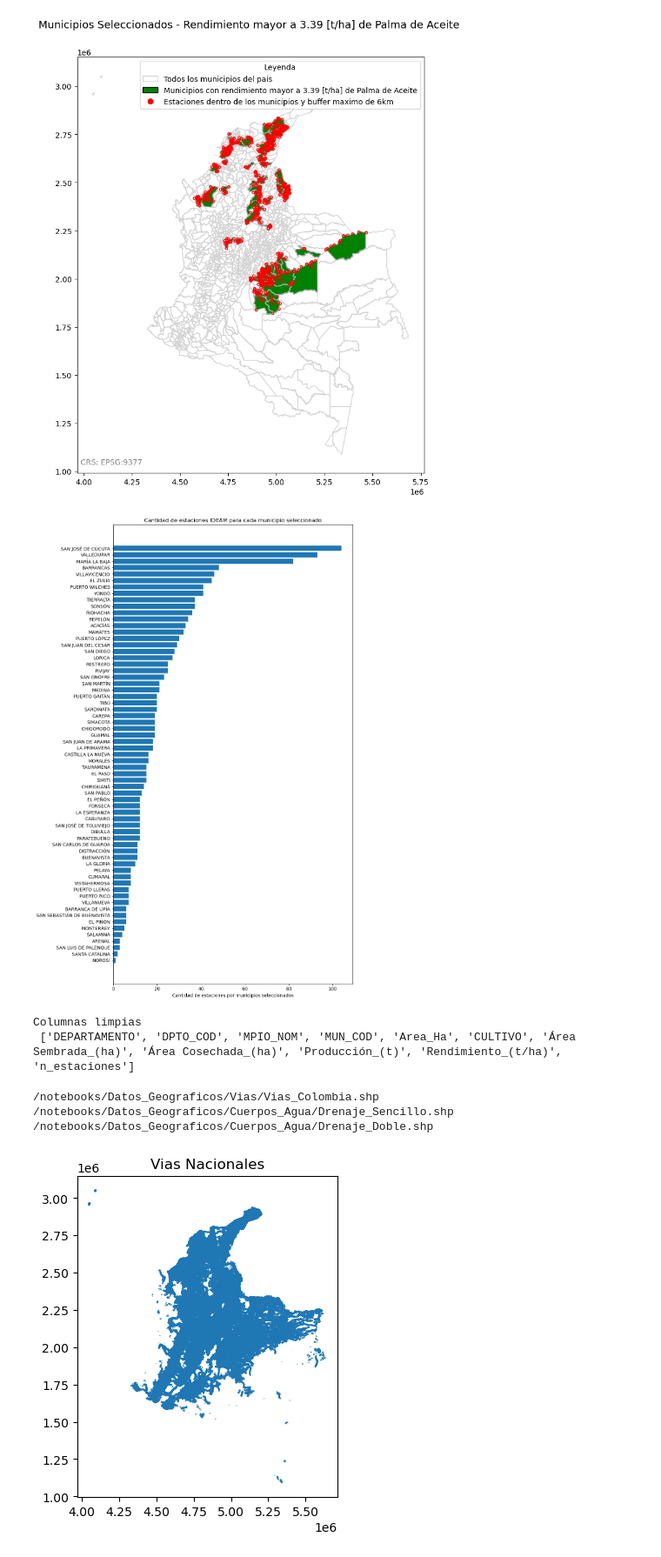
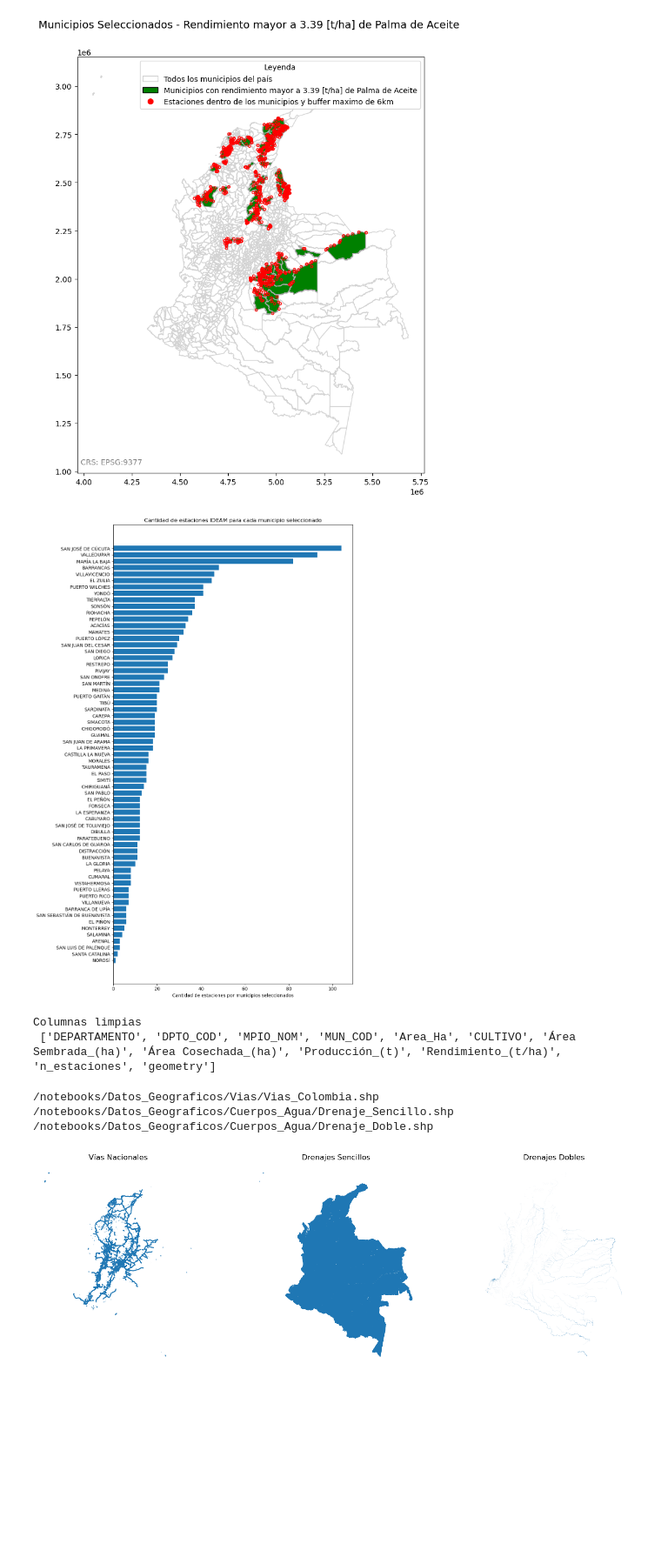
Before and after one commit to DSVRUNAL/Workshop_6, a Jupyter notebook: DSVR_Taller_Workshop6.ipynb, the cells around one changed output. Shown: that part at 87% size. Saved outputs shown, nothing was run; the diff lists cells and outputs as text; code cells hidden in the pictures; blank space fills up the shorter version.

```diff
--- a/DSVR_Taller_Workshop6.ipynb
+++ b/DSVR_Taller_Workshop6.ipynb
@@ -292,10 +292,10 @@ plt.show()
 # Limpieza del gdf
 
 palma_mun_l = palma_mun_r_e[['DEPARTAMENTO','DPTO_COD','MPIO_NOM', 'MUN_COD','Area_Ha','CULTIVO','Área Sembrada_(ha)', \
-                                           'Área Cosechada_(ha)', 'Producción_(t)', 'Rendimiento_(t/ha)','n_estaciones']]
+                                           'Área Cosechada_(ha)', 'Producción_(t)', 'Rendimiento_(t/ha)','n_estaciones','geometry']]
 print('Columnas limpias\n',palma_mun_l.columns.tolist())
 # %% [output]
 [figure]
 Columnas limpias
- ['DEPARTAMENTO', 'DPTO_COD', 'MPIO_NOM', 'MUN_COD', 'Area_Ha', 'CULTIVO', 'Área Sembrada_(ha)', 'Área Cosechada_(ha)', 'Producción_(t)', 'Rendimiento_(t/ha)', 'n_estaciones']
+ ['DEPARTAMENTO', 'DPTO_COD', 'MPIO_NOM', 'MUN_COD', 'Area_Ha', 'CULTIVO', 'Área Sembrada_(ha)', 'Área Cosechada_(ha)', 'Producción_(t)', 'Rendimiento_(t/ha)', 'n_estaciones', 'geometry']
 # %%
@@ -326,10 +323,28 @@ dren_s_shp = dren_s_shp.to_crs(9377)
 
 dren_d_shp = gpd.read_file(dr_doble_ruta)
 dren_d_shp = dren_d_shp.to_crs(9377)
+# %%
+#Selecciona solo las vias hasta tercer nivel
+vias_shp_t1 = vias_shp[vias_shp['TIPO_VIA']<=3]
+print(vias_shp_t1.head(10))
 # %%
 # Pruebas de gráficas para revisión del cargue de capas cartográficas
-ax1 = vias_shp.plot()
-ax1.set_title('Vias Nacionales')
+fig, (ax1, ax2, ax3) = plt.subplots(1, 3, figsize=(15, 5))
+
+# Plotear cada capa en su respectivo subplot
+vias_shp_t1.plot(ax=ax1)
+ax1.set_title('Vías Nacionales')
+ax1.set_axis_off()
+
+dren_s_shp.plot(ax=ax2)
+ax2.set_title('Drenajes Sencillos')
+ax2.set_axis_off()
+
+dren_d_shp.plot(ax=ax3)
+ax3.set_title('Drenajes Dobles')
+ax3.set_axis_off()
+
+plt.tight_layout()
 plt.show()
 # %% [output]
-[figure, old version]
+[figure, new version]
```
Also changed, not shown: parts of 4 cells of this notebook.
